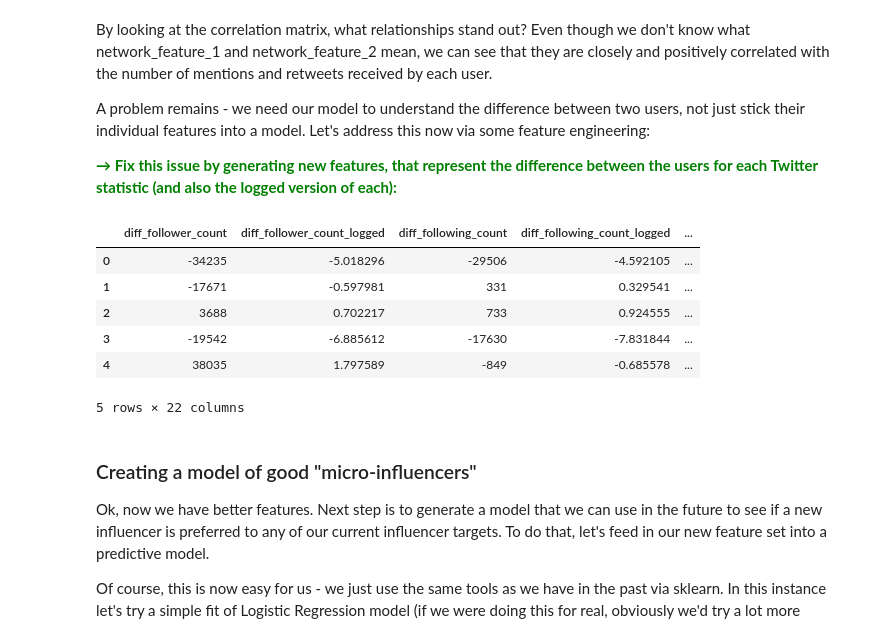
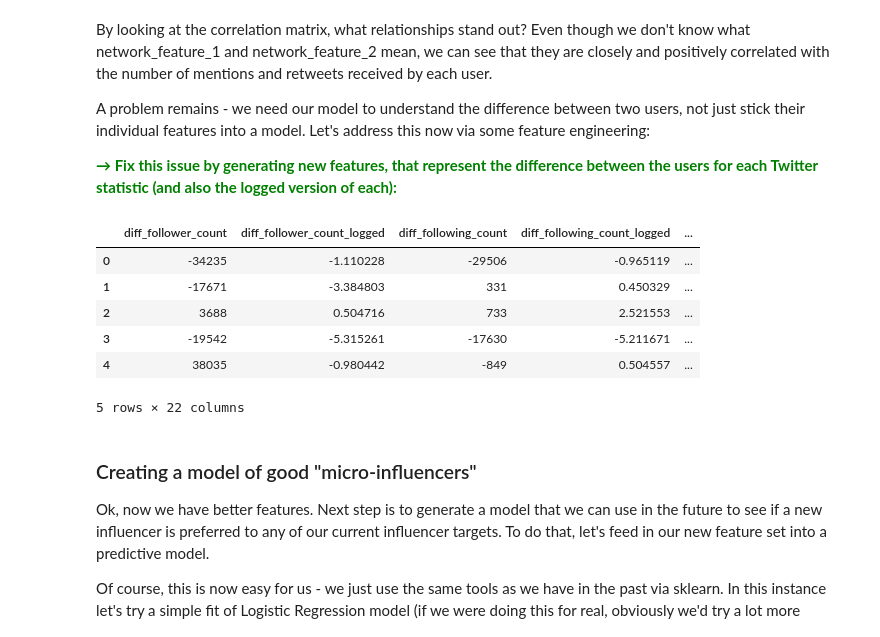
Before and after one commit to Prajaktahz/ML-Practice-Uni, a Jupyter notebook: Week_6_Case_Study_Exercises.ipynb, the cells around one changed output. Saved outputs shown, nothing was run; the diff lists cells and outputs as text; code cells hidden in the pictures.

```diff
--- a/Week_6_Case_Study_Exercises.ipynb
+++ b/Week_6_Case_Study_Exercises.ipynb
@@ -186,20 +186,22 @@ A problem remains - we need our model to understand the difference between two u
 <span style="font-weight:bold; color:green;">&rarr; Fix this issue by generating new features, that represent the difference between the users for each Twitter statistic (and also the logged version of each):<span/>
 # %%
 X_diff = pandas.DataFrame()
-
+X_diff = X_diff.replace(0, 1)
 for (a, b) in zip(A_cols, B_cols):
     field_name = "diff_" + a[2:]
+    # Replace 0 with 1 before log transform
     X_diff[field_name] = X[a] - X[b]
-    X_diff[field_name + "_logged"] = np.log(X[a]) - np.log(X[b])
+
+    X_diff[field_name + "_logged"] = np.log(X_temp_a) - np.log(X[b])
 
 X_diff.head()
 # %% [output]
 |  | diff_follower_count | diff_follower_count_logged | diff_following_count | diff_following_count_logged | ... |
-| 0 | -34235 | -5.018296 | -29506 | -4.592105 | ... |
-| 1 | -17671 | -0.597981 | 331 | 0.329541 | ... |
-| 2 | 3688 | 0.702217 | 733 | 0.924555 | ... |
-| 3 | -19542 | -6.885612 | -17630 | -7.831844 | ... |
-| 4 | 38035 | 1.797589 | -849 | -0.685578 | ... |
+| 0 | -34235 | -1.110228 | -29506 | -0.965119 | ... |
+| 1 | -17671 | -3.384803 | 331 | 0.450329 | ... |
+| 2 | 3688 | 0.504716 | 733 | 2.521553 | ... |
+| 3 | -19542 | -5.315261 | -17630 | -5.211671 | ... |
+| 4 | 38035 | -0.980442 | -849 | 0.504557 | ... |
 5 rows × 22 columns
 # %% [markdown]
 ### Creating a model of good "micro-influencers"
```
Also changed, not shown: parts of 15 cells of this notebook.
